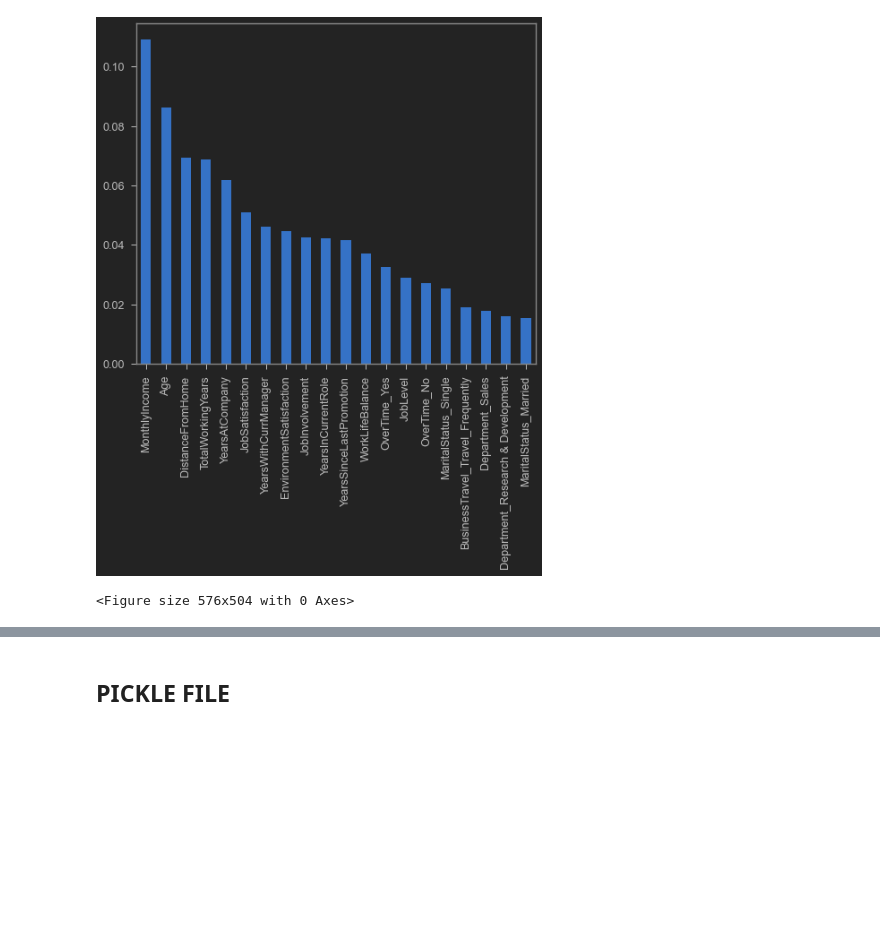
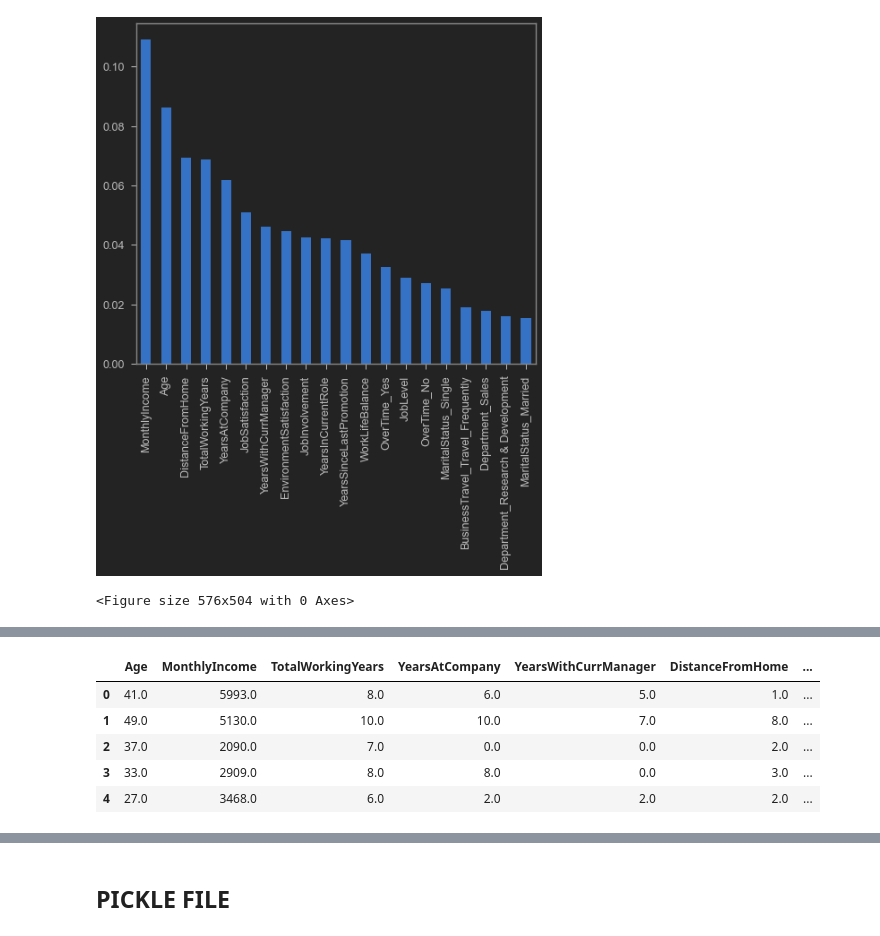
Before and after one commit to Roopini-1512/Attrtion-Project, a Jupyter notebook: ML -RF alg for attrition dataset.ipynb, the cells around one changed output, grey strips where cells are left out. Cells and saved outputs as stored; diff of their text form; code cells hidden in the pictures; blank space fills up the shorter version.

```diff
--- a/ML -RF alg for attrition dataset.ipynb
+++ b/ML -RF alg for attrition dataset.ipynb
@@ -322,0 +333,8 @@ plt.savefig("ML-attrition")
+# %%
+df_final_num = df[['Age','MonthlyIncome','TotalWorkingYears',
+                      'YearsAtCompany','YearsWithCurrManager','DistanceFromHome',
+                       'Attrition']]
+# %%
+df_dummy = df[['Gender','Department','EnvironmentSatisfaction']]
+df_encode = pd.get_dummies(df_dummy)
+df_encode.head(5)
@@ -322,0 +348,10 @@ plt.savefig("ML-attrition")
+# %%
+df_final = pd.concat([df_final_num,df_encode])
+df_final.head(5)
+# %% [output]
+|  | Age | MonthlyIncome | TotalWorkingYears | YearsAtCompany | YearsWithCurrManager | DistanceFromHome | ... |
+| 0 | 41.0 | 5993.0 | 8.0 | 6.0 | 5.0 | 1.0 | ... |
+| 1 | 49.0 | 5130.0 | 10.0 | 10.0 | 7.0 | 8.0 | ... |
+| 2 | 37.0 | 2090.0 | 7.0 | 0.0 | 0.0 | 2.0 | ... |
+| 3 | 33.0 | 2909.0 | 8.0 | 8.0 | 0.0 | 3.0 | ... |
+| 4 | 27.0 | 3468.0 | 6.0 | 2.0 | 2.0 | 2.0 | ... |
```
Also changed, not shown: parts of 9 cells of this notebook.
